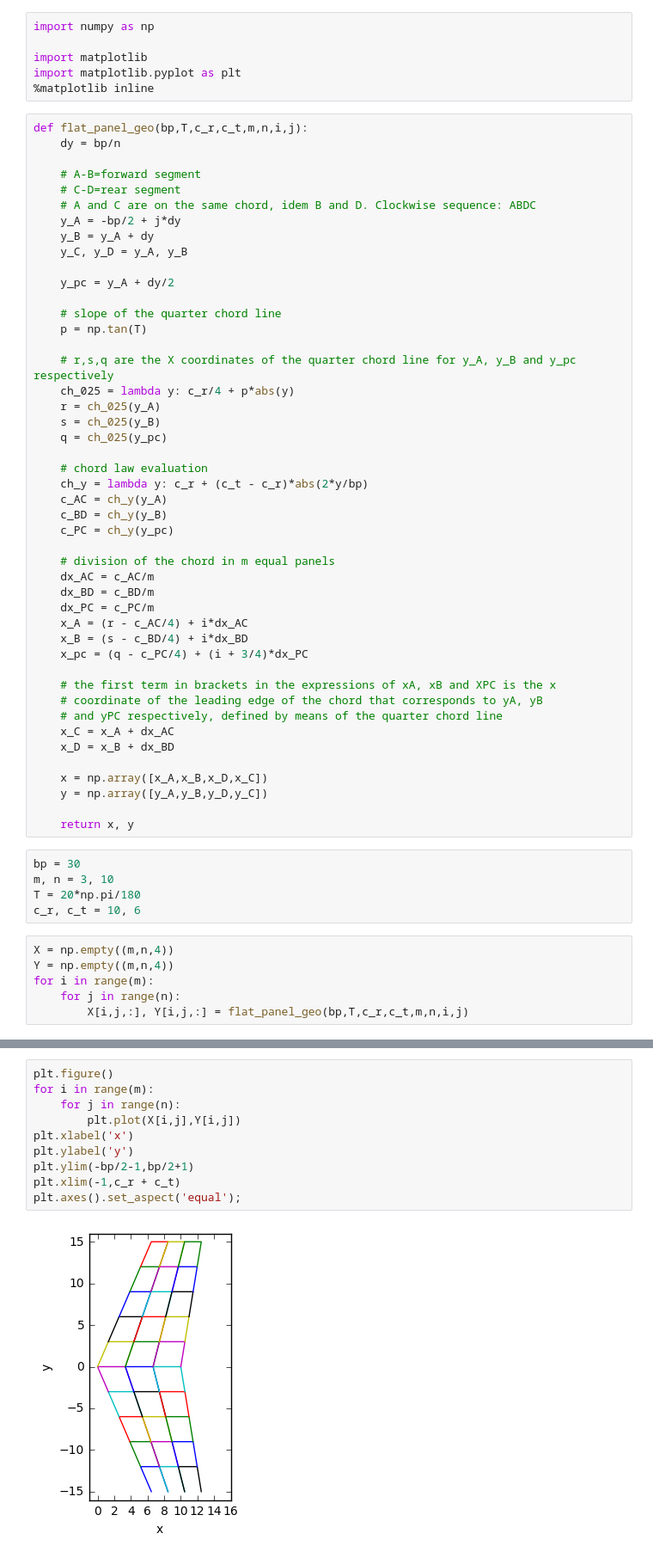
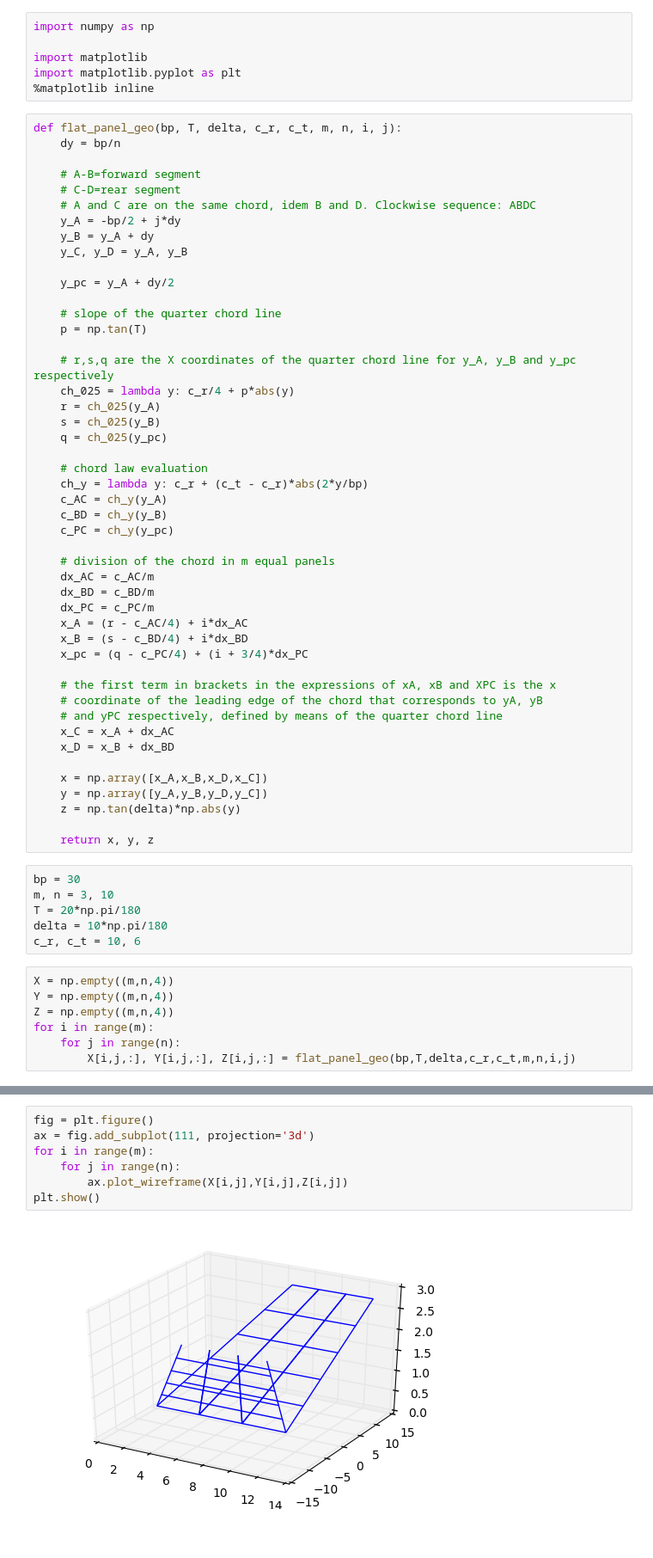
Before and after one commit to partmor/ezaero, a Jupyter notebook: aero.ipynb, the cells around one changed output, grey strips where cells are left out. Shown at 86% size. Saved outputs shown, nothing was run; the diff lists cells and outputs as text; blank space fills up the shorter version.

```diff
--- a/aero.ipynb
+++ b/aero.ipynb
@@ -5,7 +5,7 @@ import matplotlib
 import matplotlib.pyplot as plt
 %matplotlib inline
 # %%
-def flat_panel_geo(bp,T,c_r,c_t,m,n,i,j):
+def flat_panel_geo(bp, T, delta, c_r, c_t, m, n, i, j):
     dy = bp/n
 
     # A-B=forward segment
@@ -48,16 +48,19 @@ def flat_panel_geo(bp,T,c_r,c_t,m,n,i,j):
 
     x = np.array([x_A,x_B,x_D,x_C])
     y = np.array([y_A,y_B,y_D,y_C])
+    z = np.tan(delta)*np.abs(y)
 
-    return x, y
+    return x, y, z
 # %%
 bp = 30
 m, n = 3, 10
 T = 20*np.pi/180
+delta = 10*np.pi/180
 c_r, c_t = 10, 6
 # %%
 X = np.empty((m,n,4))
 Y = np.empty((m,n,4))
+Z = np.empty((m,n,4))
 for i in range(m):
     for j in range(n):
-        X[i,j,:], Y[i,j,:] = flat_panel_geo(bp,T,c_r,c_t,m,n,i,j)
+        X[i,j,:], Y[i,j,:], Z[i,j,:] = flat_panel_geo(bp,T,delta,c_r,c_t,m,n,i,j)
@@ -66,12 +69,9 @@ x, y = flat_panel_geo(bp,T,c_r,c_t,m,n,i,j)
 # %%
-plt.figure()
+fig = plt.figure()
+ax = fig.add_subplot(111, projection='3d')
 for i in range(m):
     for j in range(n):
-        plt.plot(X[i,j],Y[i,j])
-plt.xlabel('x')
-plt.ylabel('y')
-plt.ylim(-bp/2-1,bp/2+1)
-plt.xlim(-1,c_r + c_t)
-plt.axes().set_aspect('equal');
+        ax.plot_wireframe(X[i,j],Y[i,j],Z[i,j])
+plt.show()
 # %% [output]
-[figure, old version]
+[figure, new version]
```
Also changed, not shown: parts of 2 cells of this notebook.
